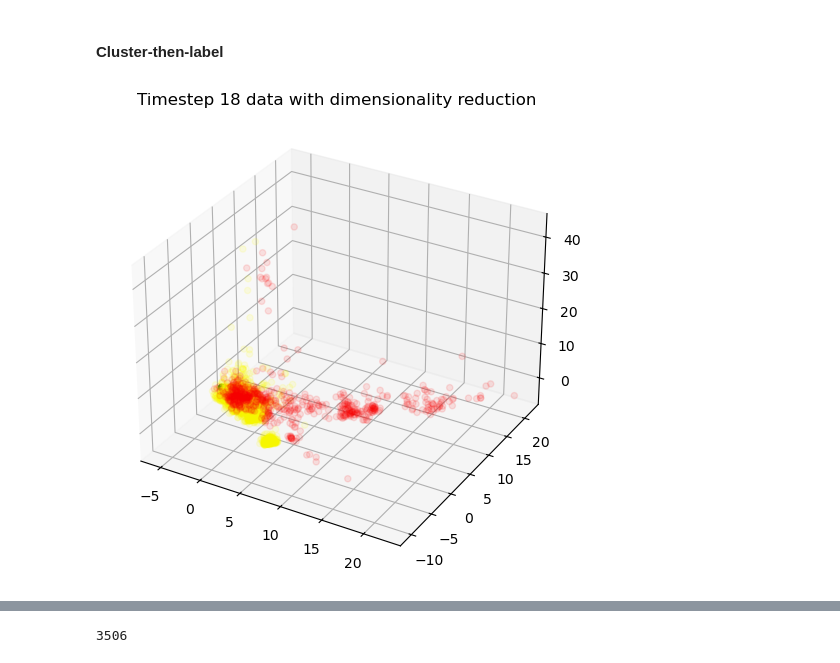
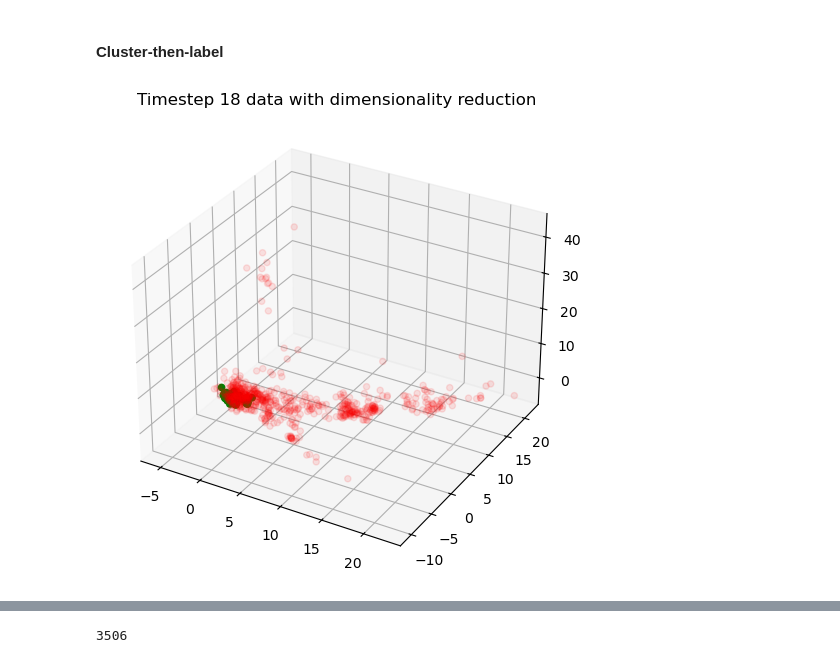
Before and after one commit to Arnau1/GraphAnomaly, a Jupyter notebook: marti2.ipynb, the cells around one changed output, grey strips where cells are left out. Saved outputs shown, nothing was run; the diff lists cells and outputs as text; code cells hidden in the pictures.

```diff
--- a/marti2.ipynb
+++ b/marti2.ipynb
@@ -274,31 +266,31 @@ X_train, X_test, y_train, y_test = train_test_split(df18_ml, df18['class'])
 # %%
 # Standarize features
 scaler = StandardScaler()
 scaled_data = scaler.fit_transform(df18_ml)
 
 # Apply PCA
 pca = PCA(n_components=80)  # You can choose the number of components you want to keep
 principal_components = pca.fit_transform(scaled_data)
 
 # Visualize
 
 fig = plt.figure(figsize=(8, 6))
 ax = fig.add_subplot(projection='3d')
 
 # Color code by classes
 colours = ['yellow', 'red', 'green']
-alphas = [0.1, 0.1, 1]
+alphas = [0, 0.1, 1]
 
 for label in np.unique(df18['class']):
     indices = np.where(df18['class'] == label)
     ax.scatter(principal_components[indices, 0],
                principal_components[indices, 1],
                principal_components[indices, 2],
                c=colours[label+1],
                label=f'Class {label}',
                alpha=alphas[label+1])
 
 plt.title("Timestep 18 data with dimensionality reduction")
 plt.show()
 # %% [output]
-[figure, old version]
+[figure, new version]
```
Also changed, not shown: parts of 9 cells of this notebook, 1 other file.
